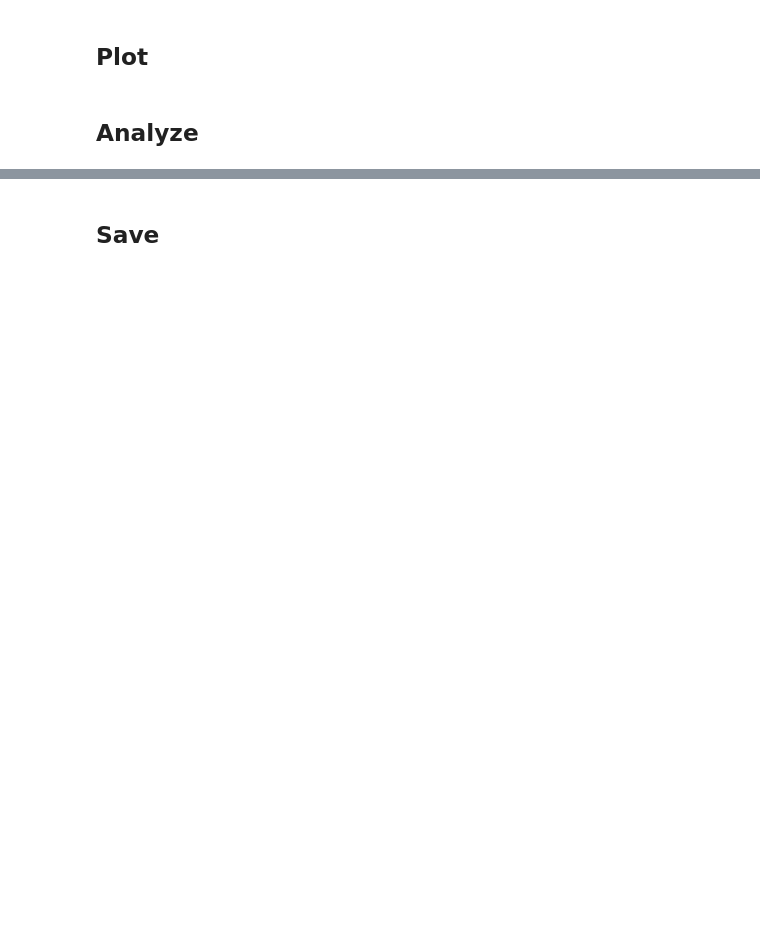
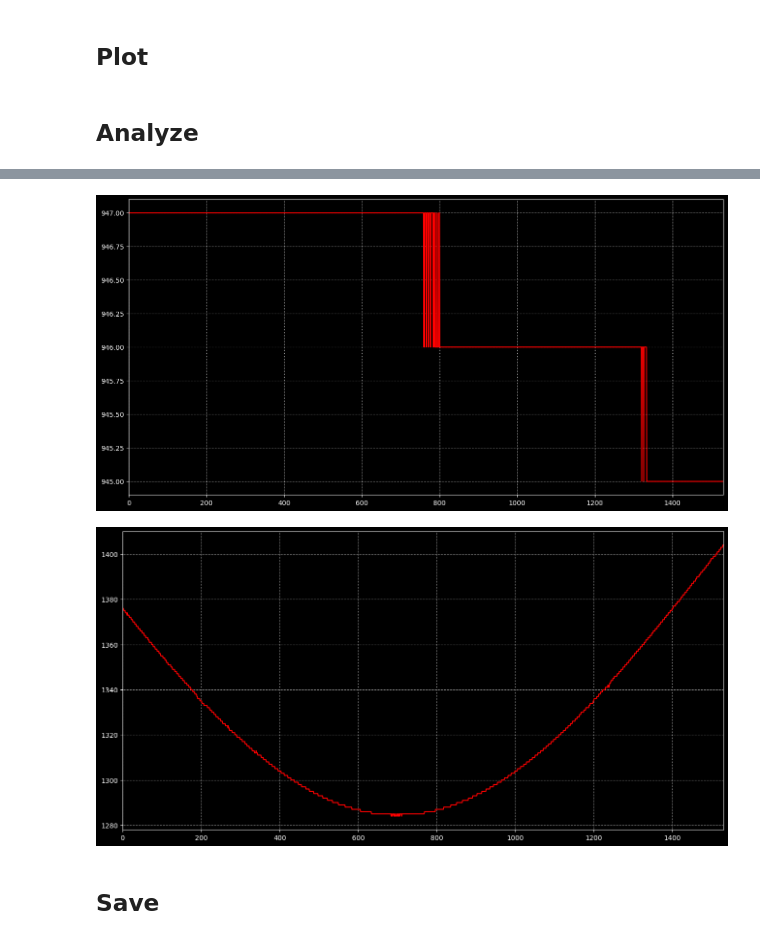
Before and after one commit to AustralianSynchrotron/bctppl, a Jupyter notebook: tracker.ipynb, the cells around one changed output, grey strips where cells are left out. Cells and saved outputs as stored; diff of their text form; code cells hidden in the pictures; blank space fills up the shorter version.

Commit message:
modified:   align.cpp 	modified:   analyzeTrack.sh 	modified:   ball.tif 	modified:   bctppl.sh 	modified:   tracker.ipynb 	modified:   trackme.py

```diff
--- a/tracker.ipynb
+++ b/tracker.ipynb
@@ -142,8 +167,8 @@ def plotImages(images) :
 # %% [markdown]
 ### Read input
 # %%
-inputString = "test1/split_org.hdf:/data"
-maskString = "test1/split_mask.tif"
+inputString = "test4/split_org.hdf:/data"
+maskString = "test4/split_mask.tif"
 bgString = None
 dfString = None
 
@@ -165,6 +190,13 @@ def getData(inputString):
         raise Exception(f"Dimensions of the container \"{inputString}\" is not 3: {sh}.")
     return data
 
+kernelImage = loadImage("ball.tif")
+ksh = kernelImage.shape
+kernel = torch.tensor(kernelImage, device=device).unsqueeze(0).unsqueeze(0)
+st, mn = torch.std_mean(kernel)
+kernel = ( kernel - mn ) / st
+kernelBin = torch.where(kernel>0, 0, 1).to(torch.float32).to(device)
+
 data = getData(inputString)
 dataN = np.empty(data.shape, dtype=np.float32)
 data.read_direct(dataN)
@@ -173,20 +205,14 @@ nofF = data.shape[0]
 
 maskImage = loadImage(maskString, dsh) if maskString else np.ones(dsh)
 maskImage /= maskImage.max()
-
-kernelImage = loadImage("ball.tif")
-kernel = torch.tensor(kernelImage, device=device).unsqueeze(0).unsqueeze(0)
-ksh = kernel.shape
-st, mn = torch.std_mean(kernel)
-kernel = ( kernel - mn ) / st
-kernelBin = torch.where(kernel>0, 1, 0).to(torch.float32).to(device)
-
-dfImage = loadImage(dfString, dsh) if dfString else np.zeros(dsh)
-dfImage = np.where(maskImage == 1, dfImage, 0)
-bgImage = loadImage(bgString, dsh) if bgString else np.ones(dsh)
-bgImage = np.where(maskImage == 1, bgImage, 1)
-bgImage -= dfImage
-bgImage = np.where(bgImage > 0, bgImage, 1)
+maskPad = torch.zeros( (1, 1, dsh[-2] + 2*ksh[-2] - 2, dsh[-1] + 2*ksh[-1] - 2 ) )
+maskPad[..., ksh[-2]-1 : -ksh[-2]+1, ksh[-1]-1 : -ksh[-1]+1 ] = torch.from_numpy(maskImage).unsqueeze(0).unsqueeze(0)
+maskPad = maskPad.to(device)
+maskCount = fn.conv2d(maskPad, torch.ones_like(kernel, device=device))
+maskCount = torch.where(maskCount>1, maskCount, 1)
+maskBall = fn.conv2d(maskPad, kernelBin)
+minArea = math.prod(ksh) // 56
+maskCorr = torch.where( maskBall > minArea, 1, 0).squeeze().cpu().numpy()
 
 def getFrame(frame) :
     return np.where(maskImage == 1, ( data[frame,...] - dfImage ) / bgImage, 0 )
@@ -552,2 +629,10 @@ Error:
+# %%
+plotData(poses[:,0])
+plotData(poses[:,1])
+#plotData(trackResults[:,0])
+#plotData(trackResults[:,1])
+# %% [output]
+[figure, added]
+[figure, added]
 # %% [markdown]
 ## Save
```
Also changed, not shown: parts of 8 cells of this notebook, 5 other files.
